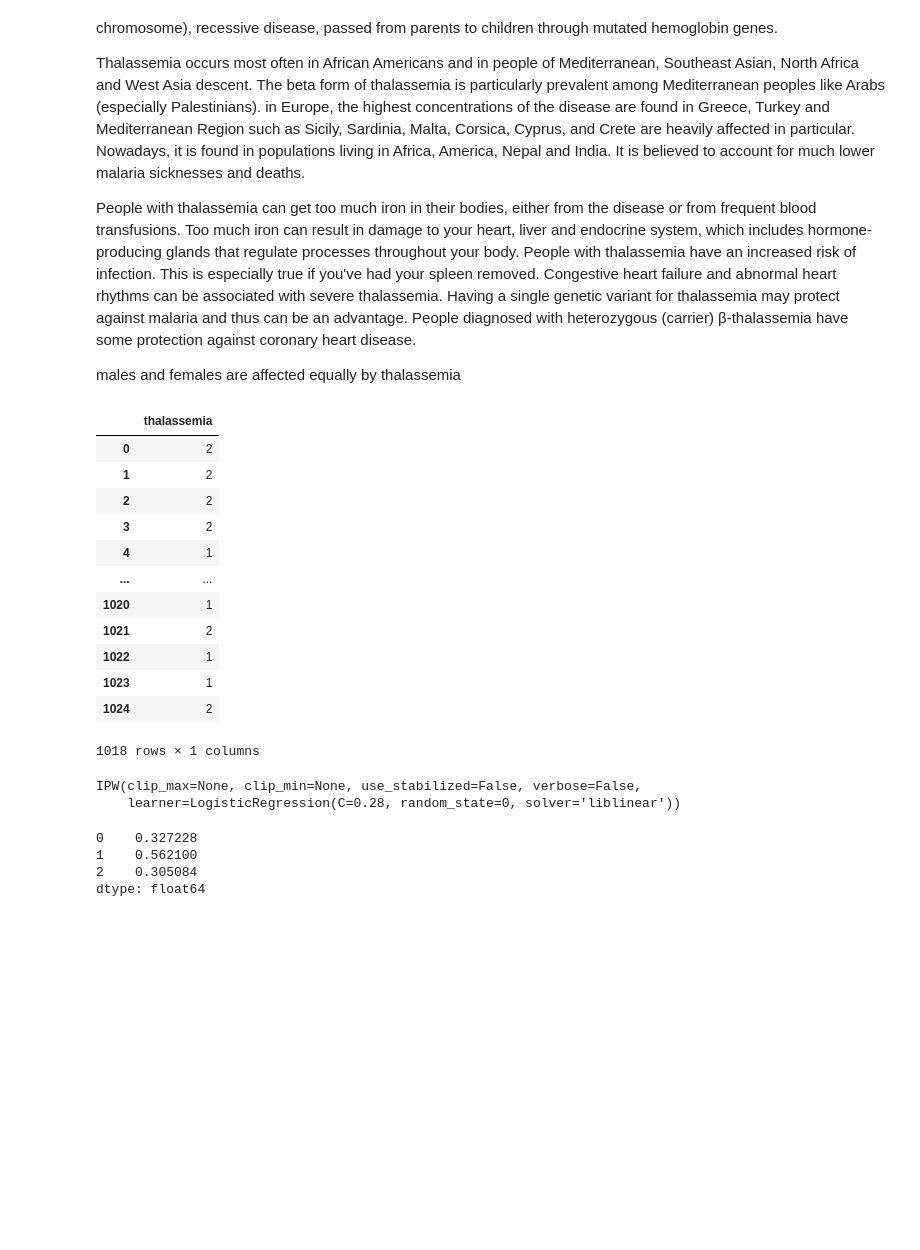
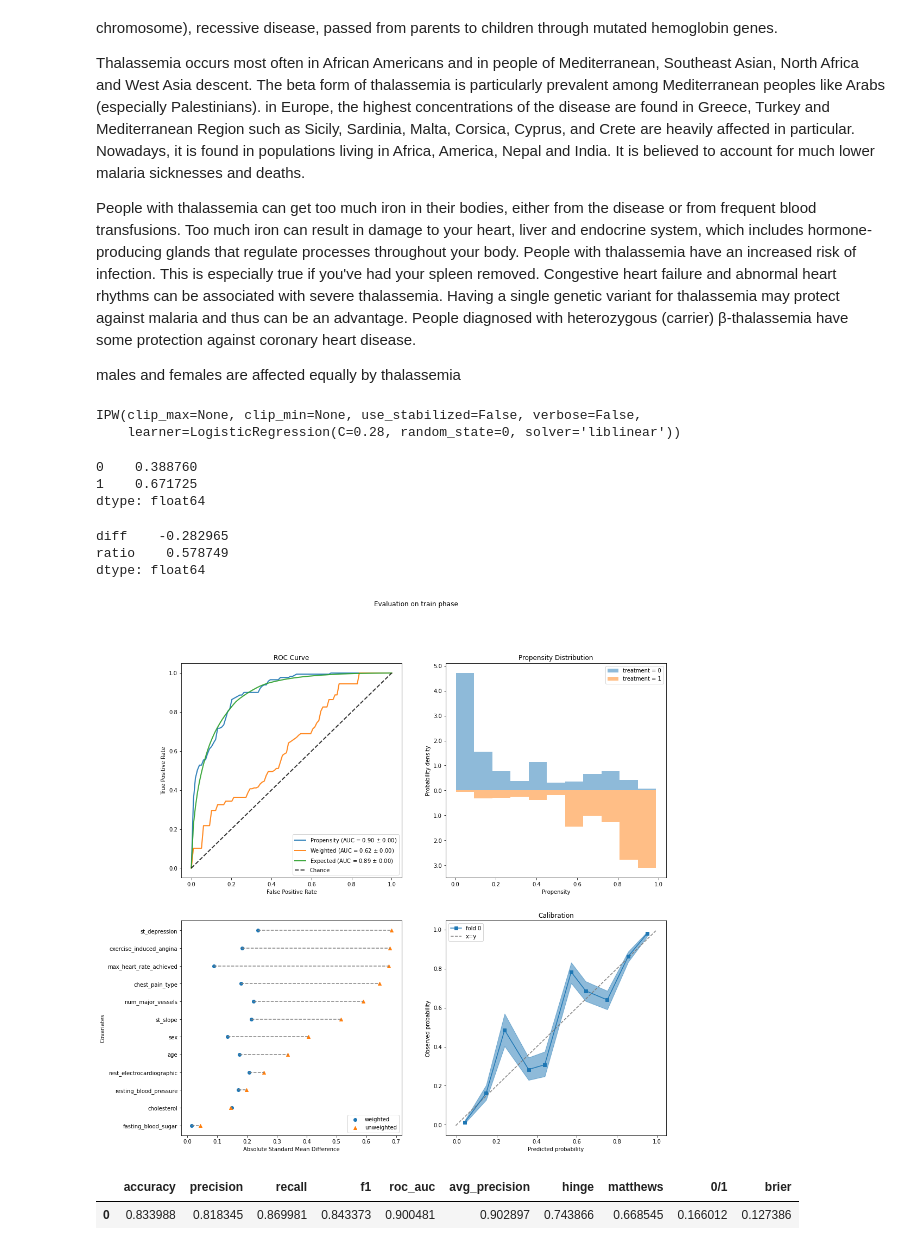
Before and after one commit to ofek181/A-Heart-Disease-Study, a Jupyter notebook: heart_disease_study.ipynb, the cells around one changed output. Drawn from its saved outputs; the diff is of its cells as text; code cells hidden in the pictures; blank space fills up the shorter version.

Commit message:
thalassemia is not causal?

```diff
--- a/heart_disease_study.ipynb
+++ b/heart_disease_study.ipynb
@@ -373,6 +376,7 @@ x = data[features]
 y = data['target']
 
 x_train, x_val, y_train, y_val = train_test_split(x, y, test_size = 0.2, random_state=seed)
+encoded_data = data.copy()
 # %%
 classifiers = [
     LogisticRegression(penalty='l2', C=0.28, solver="liblinear", random_state=seed),
@@ -523,26 +527,13 @@ People with thalassemia can get too much iron in their bodies, either from the d
 
 males and females are affected equally by thalassemia
 # %%
-tmp = data.copy()
-X = data.copy()
+causal_data = encoded_data.copy()
+# unioning all defects since causallib needs a binary treatment
+causal_data.loc[causal_data["thalassemia"] == 2, "thalassemia"] = 0
+X = encoded_data.copy()
 X = X.drop(["thalassemia", "target"], axis=1)
-y = tmp.pop("target")
-a = tmp.pop("thalassemia")
-a.to_frame()
+a = causal_data.pop("target")
+y = causal_data.pop("thalassemia")
-# %% [output]
-|  | thalassemia |
-| 0 | 2 |
-| 1 | 2 |
-| 2 | 2 |
-| 3 | 2 |
-| 4 | 1 |
-| ... | ... |
-| 1020 | 1 |
-| 1021 | 2 |
-| 1022 | 1 |
-| 1023 | 1 |
-| 1024 | 2 |
-1018 rows × 1 columns
 # %%
 ipw = IPW(LogisticRegression(penalty='l2', C=0.28, solver="liblinear", random_state=seed))
 ipw.fit(X, a)
@@ -553,11 +544,23 @@ IPW(clip_max=None, clip_min=None, use_stabilized=False, verbose=False,
 outcomes = ipw.estimate_population_outcome(X, a, y)
 print(outcomes)
 # %% [output]
-0    0.327228
-1    0.562100
-2    0.305084
+0    0.388760
+1    0.671725
 dtype: float64
+# %%
+ipw.estimate_effect(outcomes[0], outcomes[1], effect_types=['diff','ratio'])
+# %% [output]
+diff    -0.282965
+ratio    0.578749
+dtype: float64
 # %%
-# evaluator = PropensityEvaluator(ipw)
-# results = evaluator.evaluate_simple(X, a, y)
-# results.scores.prediction_scores
+evaluator = PropensityEvaluator(ipw)
+eval_results = evaluator.evaluate_simple(X, a, y, plots=["roc_curve", "weight_distribution",
+ "covariate_balance_love", "calibration"])
+# %% [output]
+[figure, added]
+# %%
+eval_results.scores.prediction_scores
+# %% [output]
+|  | accuracy | precision | recall | f1 | roc_auc | avg_precision | hinge | matthews | 0/1 | brier |
+| 0 | 0.833988 | 0.818345 | 0.869981 | 0.843373 | 0.900481 | 0.902897 | 0.743866 | 0.668545 | 0.166012 | 0.127386 |
```
Also changed, not shown: parts of 8 cells of this notebook.
